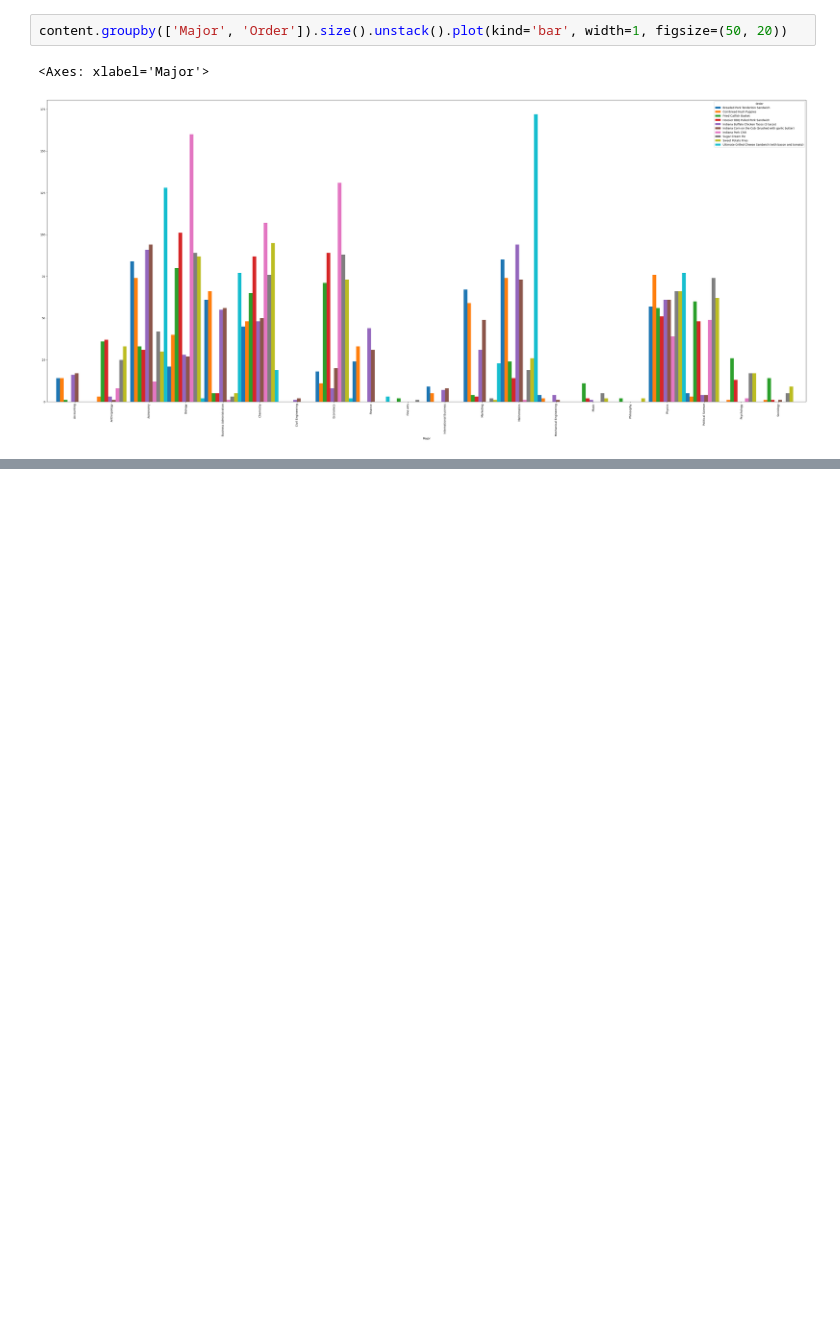
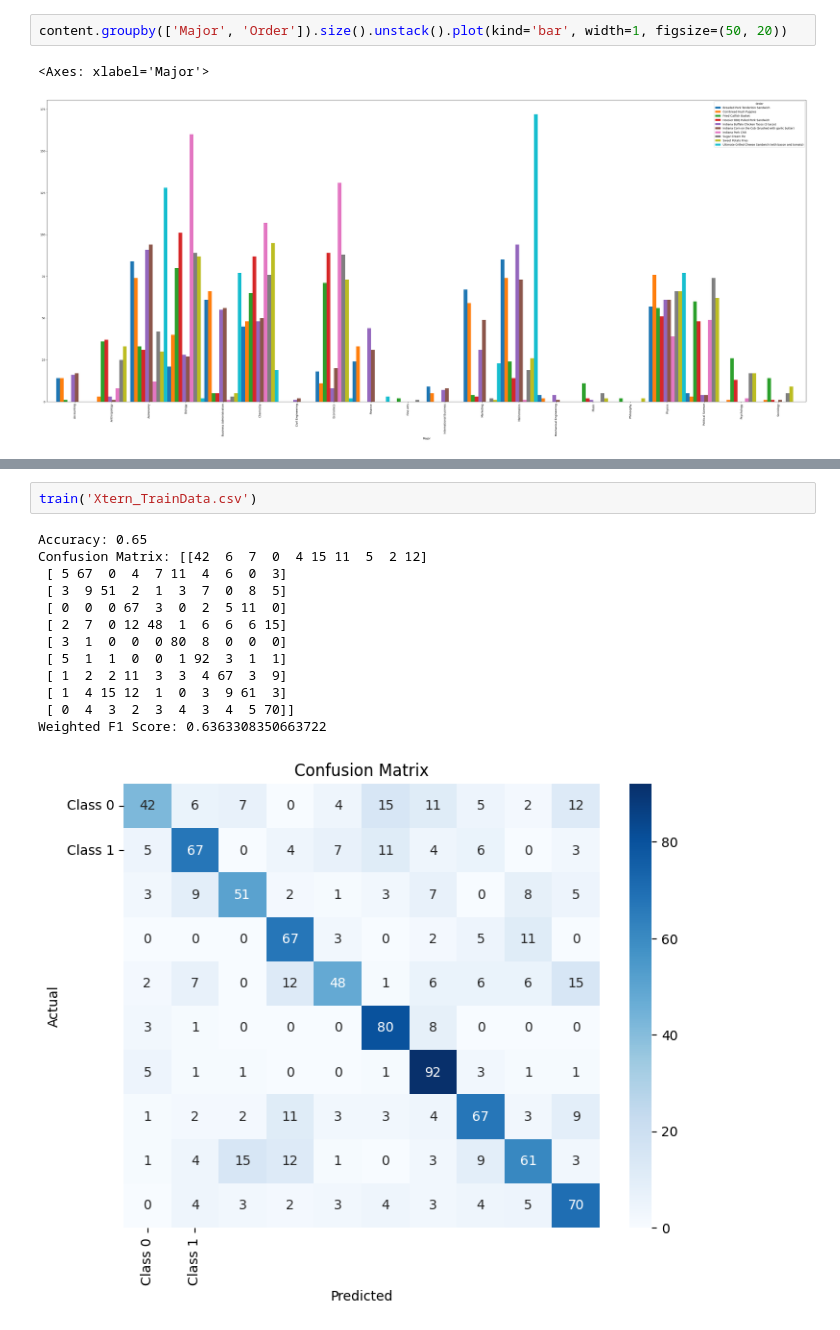
Before and after one commit to louis-kiyus/Xtern-23-food-truck, a Jupyter notebook: food-truck-visualization.ipynb, the cells around one changed output, grey strips where cells are left out. Cells and saved outputs as stored; diff of their text form; blank space fills up the shorter version.

```diff
--- a/food-truck-visualization.ipynb
+++ b/food-truck-visualization.ipynb
@@ -91,0 +226,16 @@ content.groupby(['Major', 'Order']).size().unstack().plot(kind='bar', width=1, f
+# %%
+train('Xtern_TrainData.csv')
+# %% [output]
+Accuracy: 0.65
+Confusion Matrix: [[42  6  7  0  4 15 11  5  2 12]
+ [ 5 67  0  4  7 11  4  6  0  3]
+ [ 3  9 51  2  1  3  7  0  8  5]
+ [ 0  0  0 67  3  0  2  5 11  0]
+ [ 2  7  0 12 48  1  6  6  6 15]
+ [ 3  1  0  0  0 80  8  0  0  0]
+ [ 5  1  1  0  0  1 92  3  1  1]
+ [ 1  2  2 11  3  3  4 67  3  9]
+ [ 1  4 15 12  1  0  3  9 61  3]
+ [ 0  4  3  2  3  4  3  4  5 70]]
+Weighted F1 Score: 0.6363308350663722
+[figure, added]
```
Also changed, not shown: parts of 10 cells of this notebook, 1 other file.
